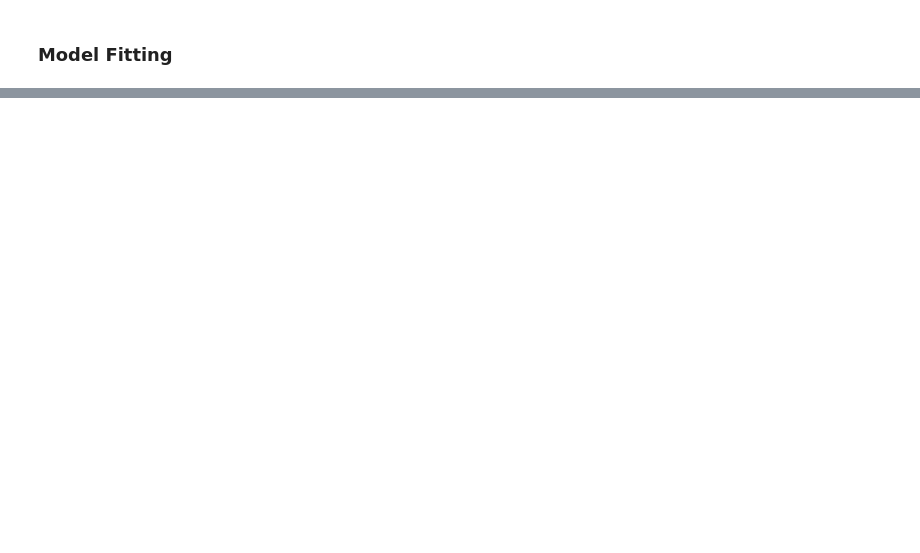
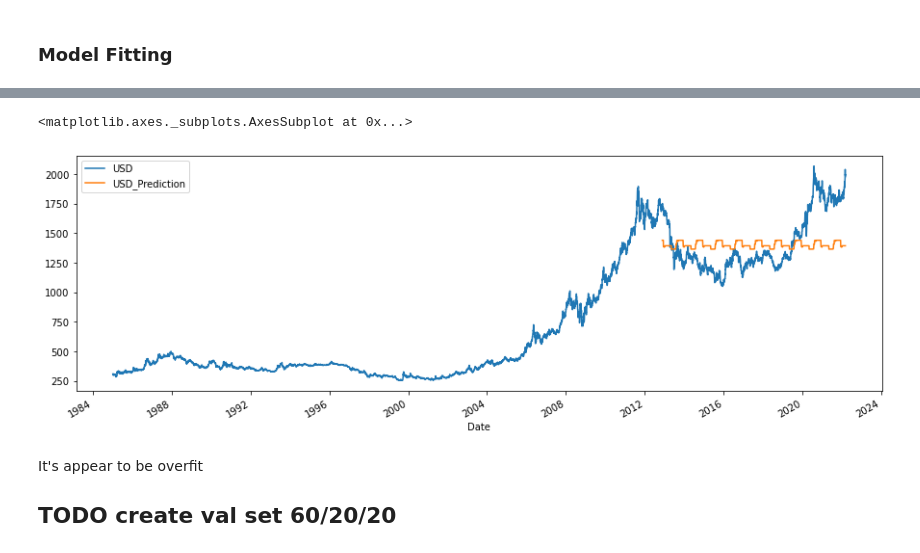
Before and after one commit to vclzez/DATA, a Jupyter notebook: Kaggle/Gold Rate/EDA Gold Rate and forecast.ipynb, the cells around one changed output, grey strips where cells are left out. Saved outputs shown, nothing was run; the diff lists cells and outputs as text; code cells hidden in the pictures; blank space fills up the shorter version.

```diff
--- a/Kaggle/Gold Rate/EDA Gold Rate and forecast.ipynb
+++ b/Kaggle/Gold Rate/EDA Gold Rate and forecast.ipynb
@@ -467,0 +542,7 @@ https://www.kaggle.com/code/aditiani/simple-gold-price-forecast-using-arima
+# %%
+reg = xgb.XGBRegressor(objective= 'reg:squarederror', n_estimators=700, colsample_bytree=0.7, max_depth=25, reg_alpha=1.1, reg_lambda=1.2, subsample=0.7)
+reg.fit(X_train, y_train,
+        eval_set=[(X_test, y_test)],
+        early_stopping_rounds=10,
+        eval_metric = 'rmse',
+        verbose=True)
@@ -467,0 +574,12 @@ https://www.kaggle.com/code/aditiani/simple-gold-price-forecast-using-arima
+# %%
+test['USD_Prediction'] = reg.predict(X_test)
+data_all = pd.concat([test, train], sort=False)
+# %%
+data_all[['USD','USD_Prediction']].plot(figsize=(15, 5))
+# %% [output]
+<matplotlib.axes._subplots.AxesSubplot at 0x...>
+[figure, added]
+# %% [markdown]
+It's appear to be overfit
+
+## TODO create val set 60/20/20
```
Also changed, not shown: parts of 24 cells of this notebook.
